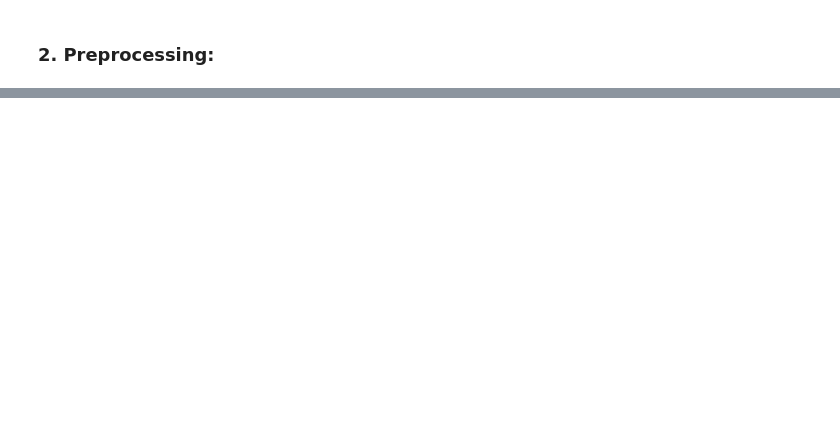
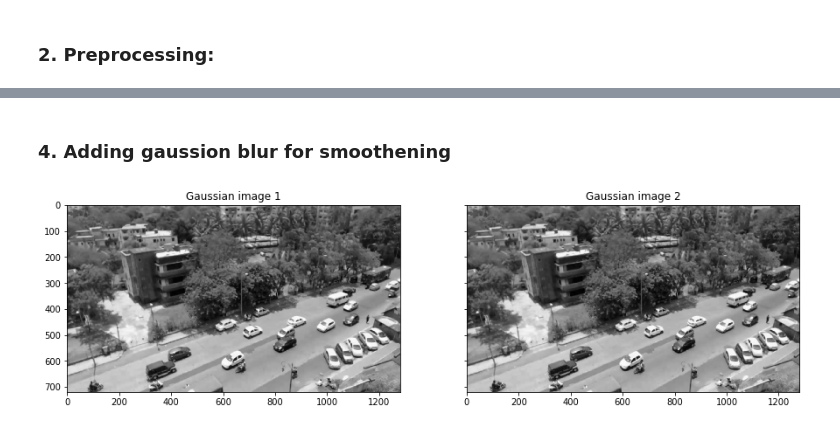
Before and after one commit to iamurali/upgrad_ml_ai, a Jupyter notebook: NeuralNetwork/Detect_vehicles_in_Video.ipynb, the cells around one changed output, grey strips where cells are left out. Cells and saved outputs as stored; diff of their text form; code cells hidden in the pictures; blank space fills up the shorter version.

```diff
--- a/NeuralNetwork/Detect_vehicles_in_Video.ipynb
+++ b/NeuralNetwork/Detect_vehicles_in_Video.ipynb
@@ -35,0 +57,8 @@ SCALAR_CYAN = (255.0,255.0,0.0)
+# %% [markdown]
+### 4. Adding gaussion blur for smoothening
+# %%
+gaussian_1 = cv2.GaussianBlur(image1, (5, 5), 0)
+gaussian_2 = cv2.GaussianBlur(image2, (5, 5), 0)
+plot_image([gaussian_1, gaussian_2], captions=['Gaussian image 1', 'Gaussian image 2'])
+# %% [output]
+[figure, added]
```
Also changed, not shown: parts of 27 cells of this notebook.
